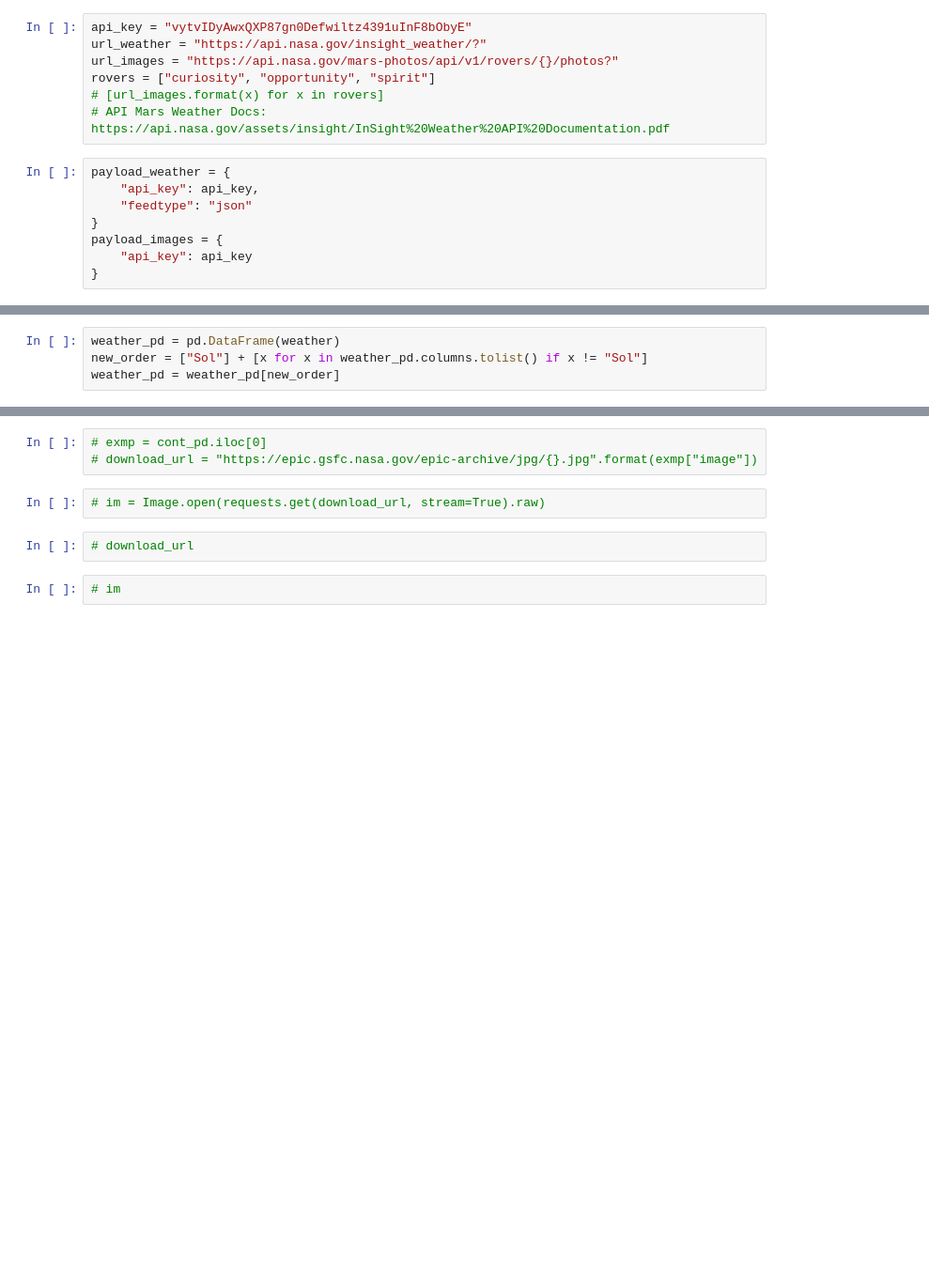
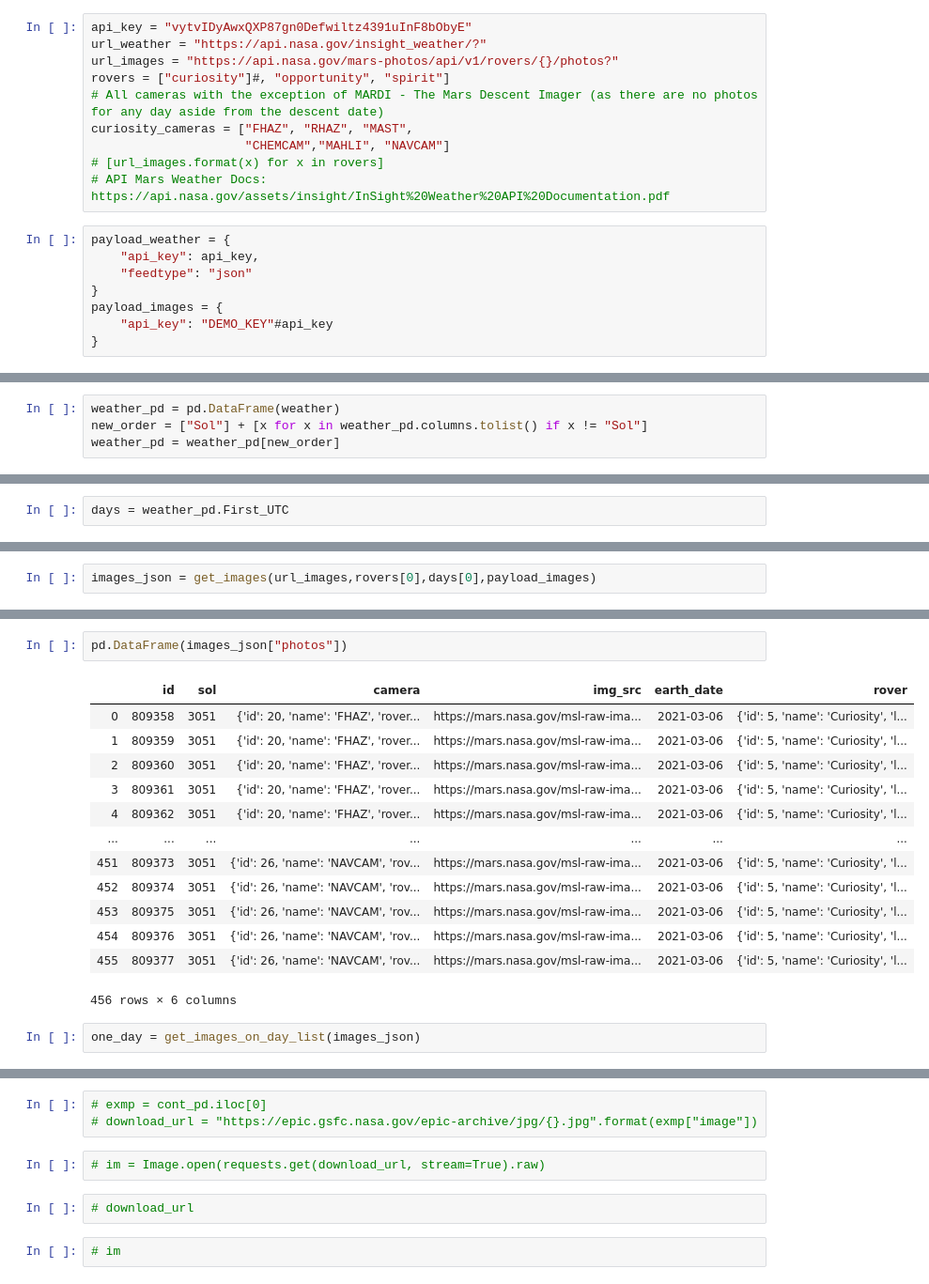
Before and after one commit to SinfulCitrus/DataSciA1, a Jupyter notebook: assignment1.ipynb, the cells around one changed output, grey strips where cells are left out. Shown at 94% size. Drawn from its saved outputs; the diff is of its cells as text; blank space fills up the shorter version.

Commit message:
Images df created

```diff
--- a/assignment1.ipynb
+++ b/assignment1.ipynb
@@ -8,7 +8,10 @@ import pandas as pd
 api_key = "vytvIDyAwxQXP87gn0Defwiltz4391uInF8bObyE"
 url_weather = "https://api.nasa.gov/insight_weather/?"
 url_images = "https://api.nasa.gov/mars-photos/api/v1/rovers/{}/photos?"
-rovers = ["curiosity", "opportunity", "spirit"]
+rovers = ["curiosity"]#, "opportunity", "spirit"]
+# All cameras with the exception of MARDI - The Mars Descent Imager (as there are no photos for any day aside from the descent date)
+curiosity_cameras = ["FHAZ", "RHAZ", "MAST",
+                     "CHEMCAM","MAHLI", "NAVCAM"]
 # [url_images.format(x) for x in rovers]
 # API Mars Weather Docs: https://api.nasa.gov/assets/insight/InSight%20Weather%20API%20Documentation.pdf
 # %%
@@ -17,7 +20,7 @@ payload_weather = {
     "feedtype": "json"
 }
 payload_images = {
-    "api_key": api_key
+    "api_key": "DEMO_KEY"#api_key
 }
 # %%
 # resp = requests.get(url, params=payload)
@@ -76,0 +108,2 @@ weather_pd
+# %%
+days = weather_pd.First_UTC
@@ -76,0 +121,2 @@ weather_pd
+# %%
+images_json = get_images(url_images,rovers[0],days[0],payload_images)
@@ -76,0 +145,18 @@ weather_pd
+# %%
+pd.DataFrame(images_json["photos"])
+# %% [output]
+|  | id | sol | camera | img_src | earth_date | rover |
+| 0 | 809358 | 3051 | {'id': 20, 'name': 'FHAZ', 'rover... | https://mars.nasa.gov/msl-raw-ima... | 2021-03-06 | {'id': 5, 'name': 'Curiosity', 'l... |
+| 1 | 809359 | 3051 | {'id': 20, 'name': 'FHAZ', 'rover... | https://mars.nasa.gov/msl-raw-ima... | 2021-03-06 | {'id': 5, 'name': 'Curiosity', 'l... |
+| 2 | 809360 | 3051 | {'id': 20, 'name': 'FHAZ', 'rover... | https://mars.nasa.gov/msl-raw-ima... | 2021-03-06 | {'id': 5, 'name': 'Curiosity', 'l... |
+| 3 | 809361 | 3051 | {'id': 20, 'name': 'FHAZ', 'rover... | https://mars.nasa.gov/msl-raw-ima... | 2021-03-06 | {'id': 5, 'name': 'Curiosity', 'l... |
+| 4 | 809362 | 3051 | {'id': 20, 'name': 'FHAZ', 'rover... | https://mars.nasa.gov/msl-raw-ima... | 2021-03-06 | {'id': 5, 'name': 'Curiosity', 'l... |
+| ... | ... | ... | ... | ... | ... | ... |
+| 451 | 809373 | 3051 | {'id': 26, 'name': 'NAVCAM', 'rov... | https://mars.nasa.gov/msl-raw-ima... | 2021-03-06 | {'id': 5, 'name': 'Curiosity', 'l... |
+| 452 | 809374 | 3051 | {'id': 26, 'name': 'NAVCAM', 'rov... | https://mars.nasa.gov/msl-raw-ima... | 2021-03-06 | {'id': 5, 'name': 'Curiosity', 'l... |
+| 453 | 809375 | 3051 | {'id': 26, 'name': 'NAVCAM', 'rov... | https://mars.nasa.gov/msl-raw-ima... | 2021-03-06 | {'id': 5, 'name': 'Curiosity', 'l... |
+| 454 | 809376 | 3051 | {'id': 26, 'name': 'NAVCAM', 'rov... | https://mars.nasa.gov/msl-raw-ima... | 2021-03-06 | {'id': 5, 'name': 'Curiosity', 'l... |
+| 455 | 809377 | 3051 | {'id': 26, 'name': 'NAVCAM', 'rov... | https://mars.nasa.gov/msl-raw-ima... | 2021-03-06 | {'id': 5, 'name': 'Curiosity', 'l... |
+456 rows × 6 columns
+# %%
+one_day = get_images_on_day_list(images_json)
```
Also changed, not shown: parts of 12 cells of this notebook.
